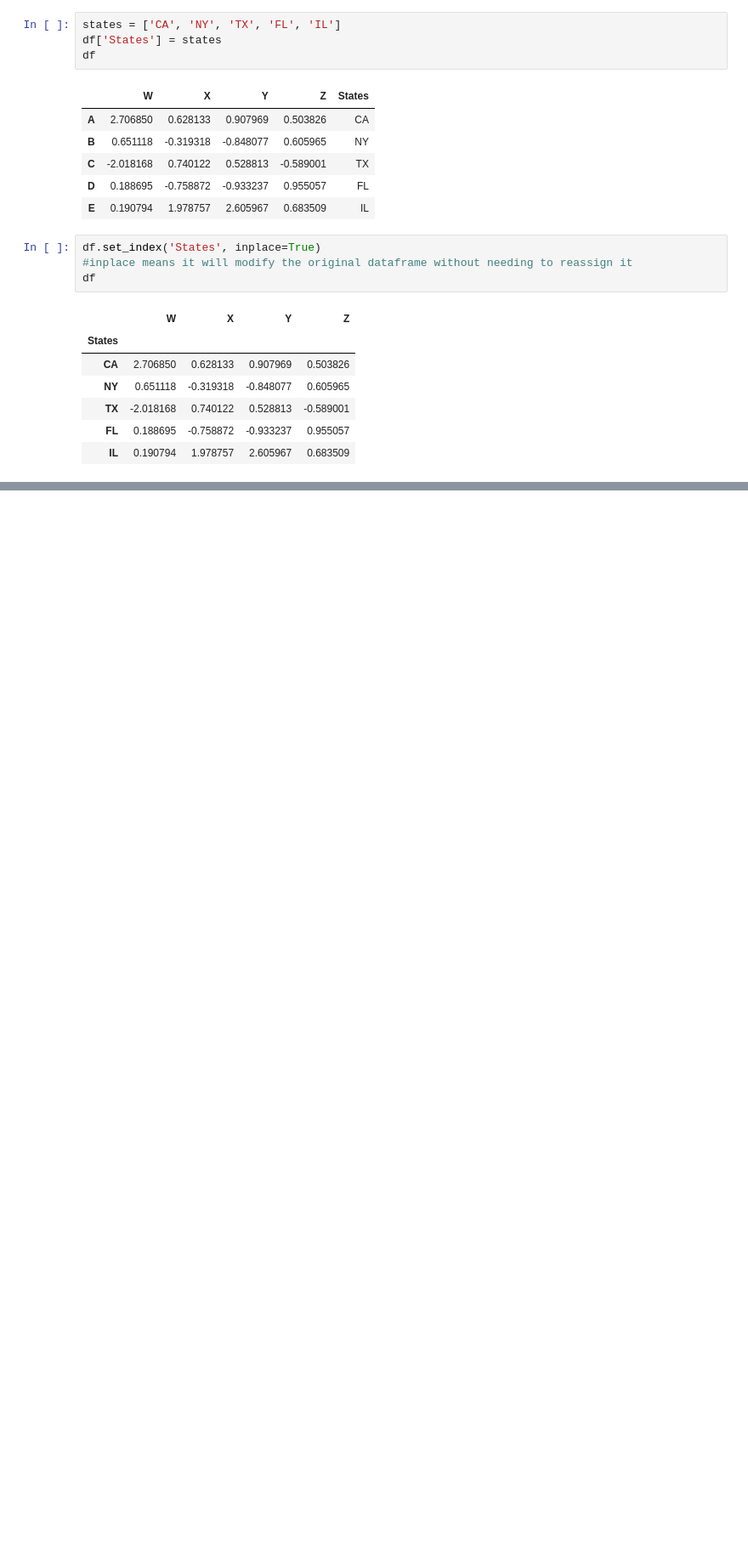
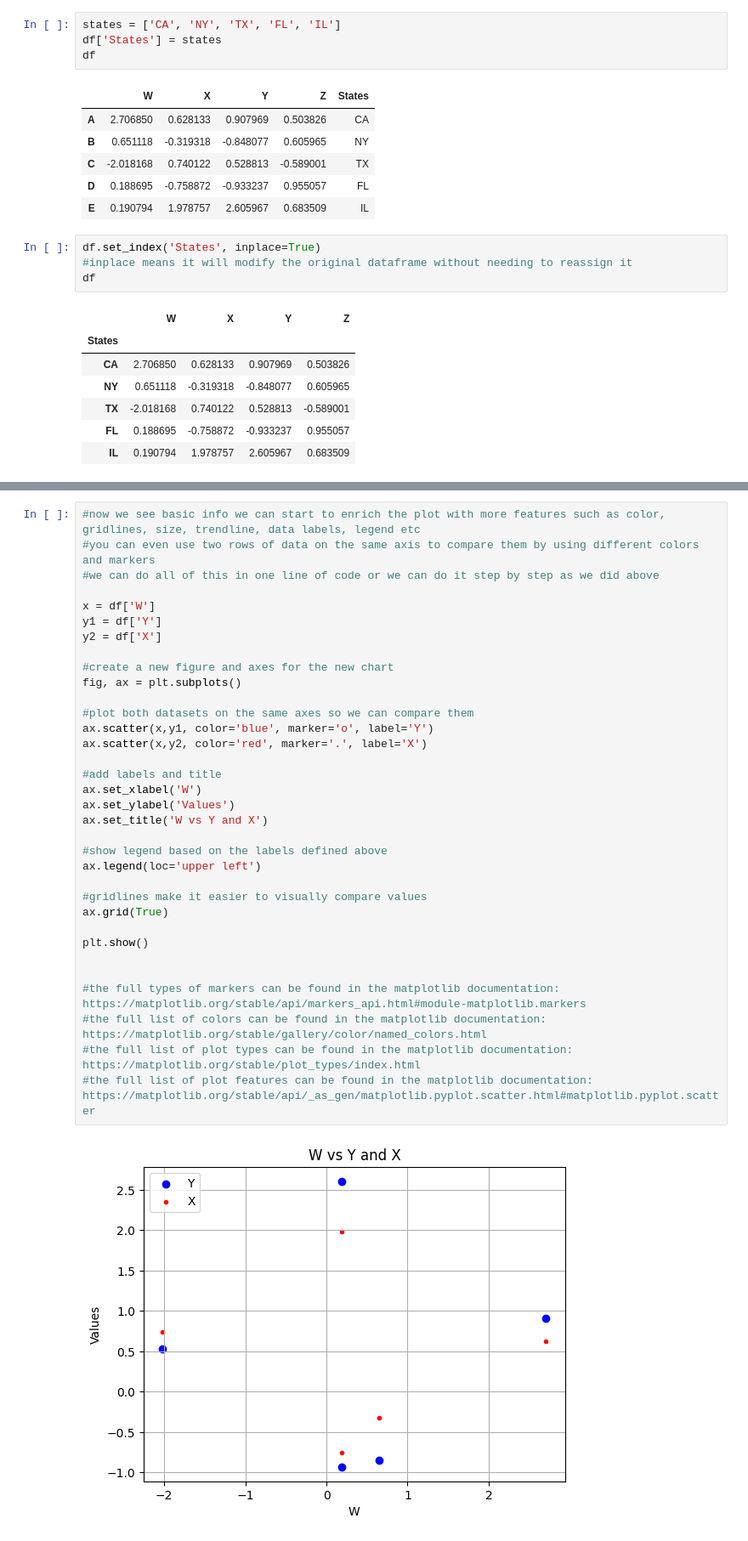
Before and after one commit to Alecdrew/Python-bootcamp, a Jupyter notebook: Notebooks/my_notes_on_course.ipynb, the cells around one changed output, grey strips where cells are left out. Shown at 85% size. Saved outputs shown, nothing was run; the diff lists cells and outputs as text; blank space fills up the shorter version.

```diff
--- a/Notebooks/my_notes_on_course.ipynb
+++ b/Notebooks/my_notes_on_course.ipynb
@@ -112,0 +140,36 @@ df
+# %%
+#now we see basic info we can start to enrich the plot with more features such as color, gridlines, size, trendline, data labels, legend etc
+#you can even use two rows of data on the same axis to compare them by using different colors and markers
+#we can do all of this in one line of code or we can do it step by step as we did above
+
+x = df['W']
+y1 = df['Y']
+y2 = df['X']
+
+#create a new figure and axes for the new chart
+fig, ax = plt.subplots()
+
+#plot both datasets on the same axes so we can compare them
+ax.scatter(x,y1, color='blue', marker='o', label='Y')
+ax.scatter(x,y2, color='red', marker='.', label='X')
+
+#add labels and title
+ax.set_xlabel('W')
+ax.set_ylabel('Values')
+ax.set_title('W vs Y and X')
+
+#show legend based on the labels defined above
+ax.legend(loc='upper left')
+
+#gridlines make it easier to visually compare values
+ax.grid(True)
+
+plt.show()
+
+
+#the full types of markers can be found in the matplotlib documentation: https://matplotlib.org/stable/api/markers_api.html#module-matplotlib.markers
+#the full list of colors can be found in the matplotlib documentation: https://matplotlib.org/stable/gallery/color/named_colors.html
+#the full list of plot types can be found in the matplotlib documentation: https://matplotlib.org/stable/plot_types/index.html
+#the full list of plot features can be found in the matplotlib documentation: https://matplotlib.org/stable/api/_as_gen/matplotlib.pyplot.scatter.html#matplotlib.pyplot.scatter
+# %% [output]
+[figure, added]
```
Also changed, not shown: parts of 5 cells of this notebook.
